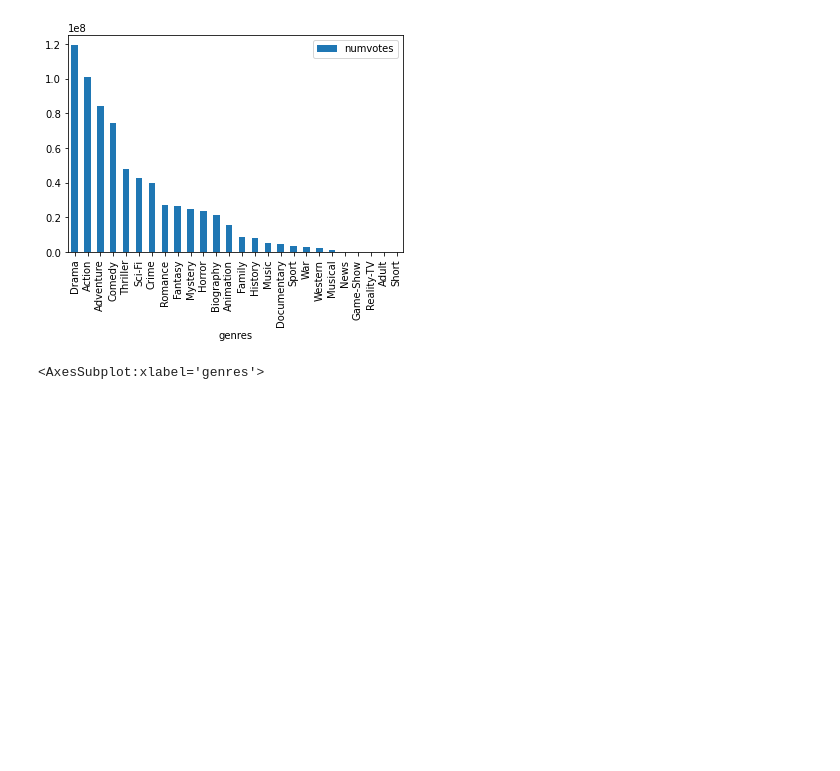
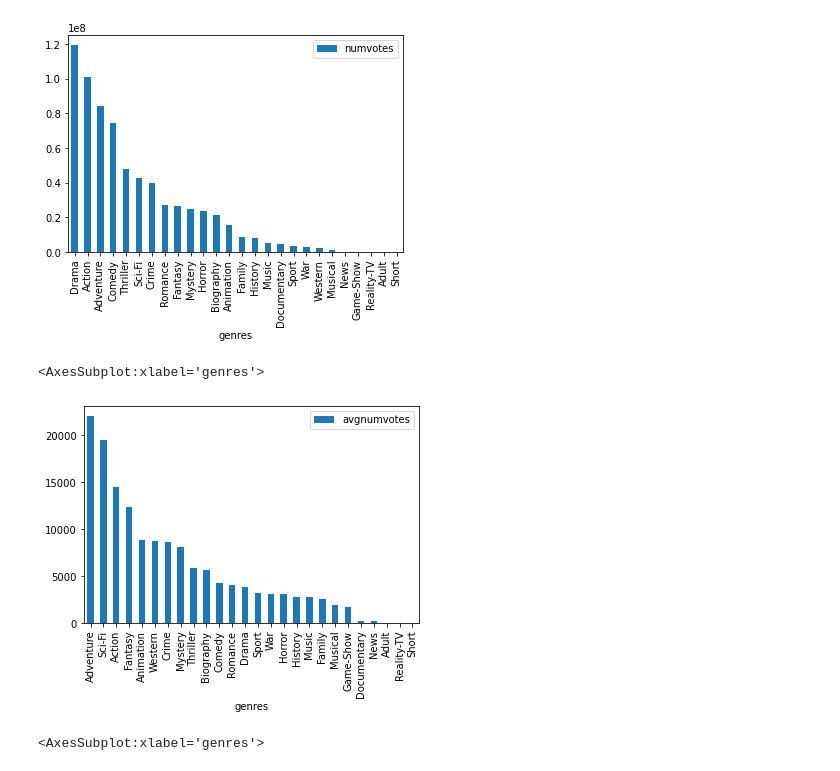
Before and after one commit to iansharff/microsoft_movies, a Jupyter notebook: individuals/arthur/genre_and_counts.ipynb, the cells around one changed output. Saved outputs shown, nothing was run; the diff lists cells and outputs as text; code cells hidden in the pictures; blank space fills up the shorter version.

```diff
--- a/individuals/arthur/genre_and_counts.ipynb
+++ b/individuals/arthur/genre_and_counts.ipynb
@@ -146,12 +157,23 @@ counts_wavg_df['wavg_rating'] = counts_wavg_df['avgrating_x_numvotes'] / counts_
 # %%
 #reset the index
 counts_wavg_df = counts_wavg_df.reset_index()
+#remove index 1, whcih is the adult genre
+counts_wavg_df.drop(index=1, inplace=True)
+# %%
+#reset the index again
+counts_wavg_df = counts_wavg_df.reset_index()
 # %%
 #first sort the data by number of votes, and then plot the bar graph: genre vs number of votes
 counts_wavg_df.sort_values(by='numvotes', ascending=False).plot.bar(x='genres', y='numvotes')
 # %% [output]
 <AxesSubplot:xlabel='genres'>
 [figure]
+# %%
+#
+counts_wavg_df.sort_values(by='avgnumvotes', ascending=False).plot.bar(x='genres', y='avgnumvotes')
+# %% [output]
+<AxesSubplot:xlabel='genres'>
+[figure, added]
 # %%
 #first sort the data by weighted average, and then plot the bar graph: genre vs weighted average
 counts_wavg_df.sort_values(by='wavg_rating', ascending=False).plot.bar(x='genres', y='wavg_rating')
```
Also changed, not shown: parts of 7 cells of this notebook, 2 other files.
